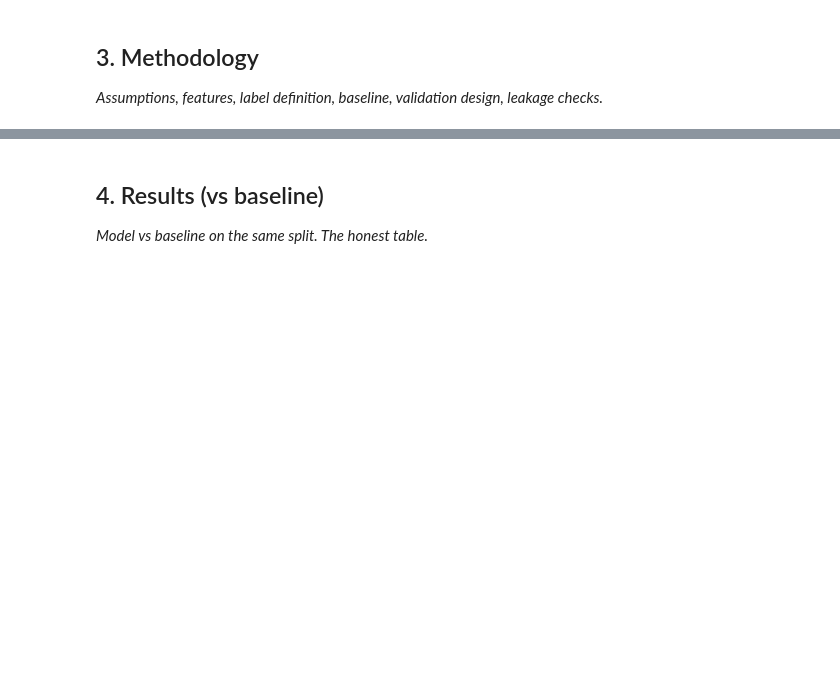
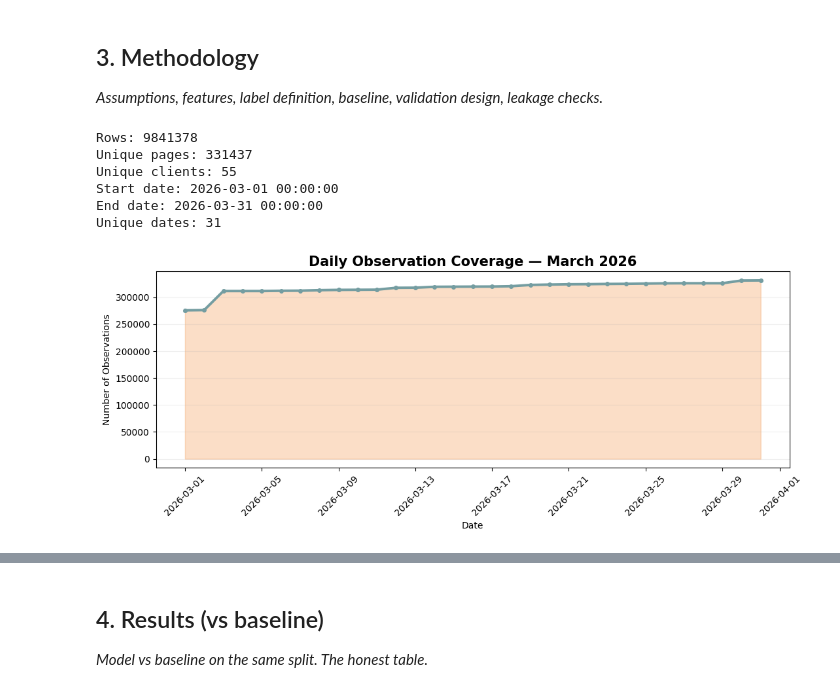
Before and after one commit to pakizahassan/flyrank-ml-internship, a Jupyter notebook: work/notebooks/capstone.ipynb, the cells around one changed output, grey strips where cells are left out. Drawn from its saved outputs; the diff is of its cells as text; code cells hidden in the pictures; blank space fills up the shorter version.

```diff
--- a/work/notebooks/capstone.ipynb
+++ b/work/notebooks/capstone.ipynb
@@ -18,3 +229,78 @@ This skeleton is yours to fill. Work the sections **in order** — each one has
 ## 3. Methodology
 
 *Assumptions, features, label definition, baseline, validation design, leakage checks.*
+# %%
+columns = [
+    "report_date",
+    "client_hash_id",
+    "content_hash_id",
+    "gsc_data_available",
+    "ga4_data_available",
+    "gsc_impressions",
+    "gsc_clicks",
+    "gsc_avg_position",
+    "ga4_sessions",
+    "ga4_engaged_sessions",
+    "scroll_events"
+]
+
+df = pd.read_parquet(
+    "hf://datasets/FlyRank/internship-warehouse/"
+    "fact_content_daily_performance/"
+    "month=2026-03/data_0.parquet",
+    columns=columns
+)
+
+df["report_date"] = pd.to_datetime(df["report_date"])
+
+print("Rows:", len(df))
+print("Unique pages:", df["content_hash_id"].nunique())
+print("Unique clients:", df["client_hash_id"].nunique())
+print("Start date:", df["report_date"].min())
+print("End date:", df["report_date"].max())
+print("Unique dates:", df["report_date"].nunique())
+# %% [output]
+Rows: 9841378
+Unique pages: 331437
+Unique clients: 55
+Start date: 2026-03-01 00:00:00
+End date: 2026-03-31 00:00:00
+Unique dates: 31
+# %%
+daily_rows = df.groupby("report_date").size()
+
+plt.figure(figsize=(11, 4.5))
+
+plt.plot(
+    daily_rows.index,
+    daily_rows.values,
+    color="#749da1",
+    linewidth=2.8,
+    marker="o",
+    markersize=4
+)
+
+plt.fill_between(
+    daily_rows.index,
+    daily_rows.values,
+    color="#F4A261",
+    alpha=0.35
+)
+
+plt.title(
+    "Daily Observation Coverage — March 2026",
+    fontsize=15,
+    fontweight="bold"
+)
+
+plt.xlabel("Date")
+plt.ylabel("Number of Observations")
+
+plt.grid(axis="y", alpha=0.2)
+
+plt.xticks(rotation=45)
+
+plt.tight_layout()
+plt.show()
+# %% [output]
+[figure, added]
```
Also changed, not shown: parts of 33 cells of this notebook.
